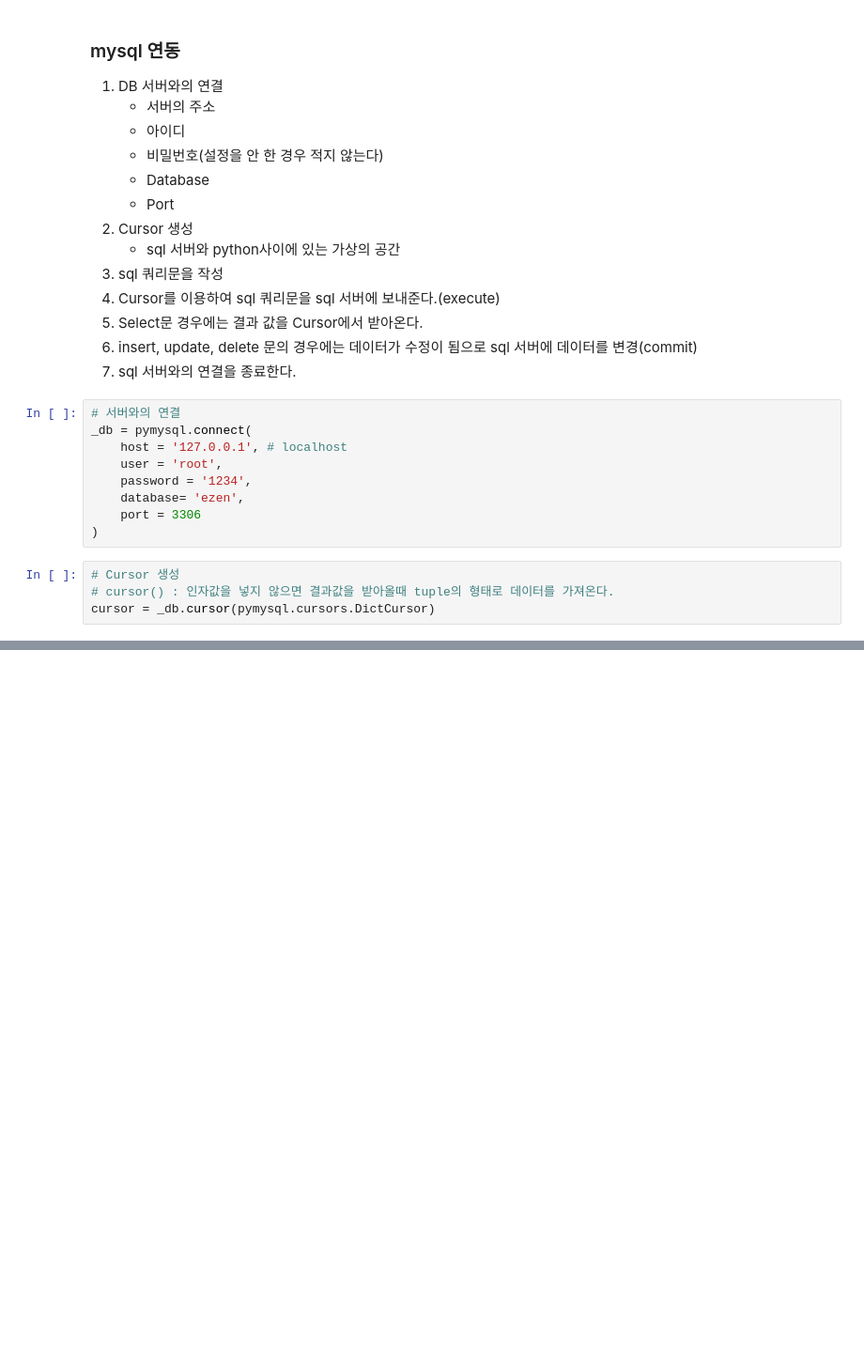
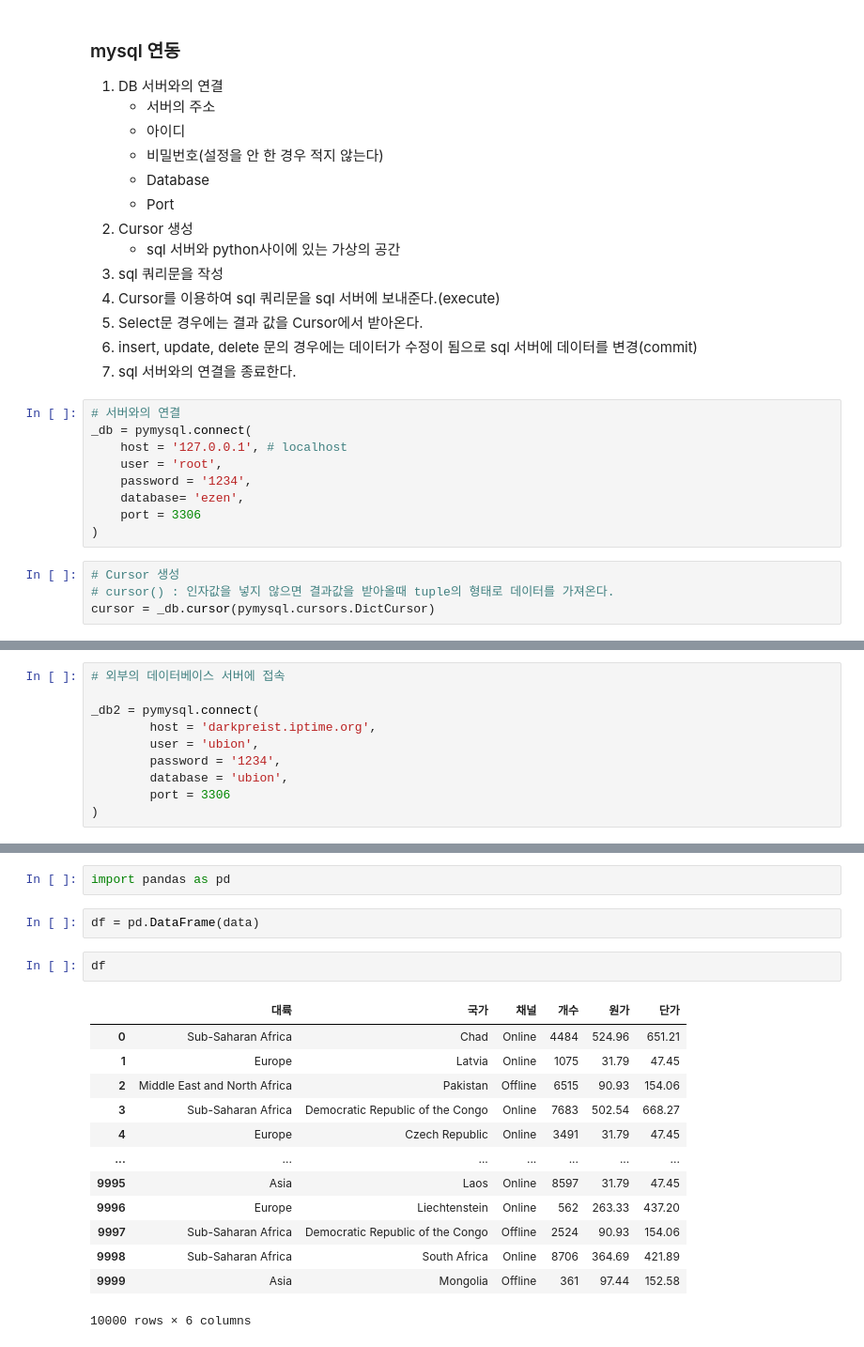
Before and after one commit to mijin-kimm/python-ezen, a Jupyter notebook: 231008/mysql.ipynb, the cells around one changed output, grey strips where cells are left out. Shown at 94% size. Cells and saved outputs as stored; diff of their text form; blank space fills up the shorter version.

```diff
--- a/231008/mysql.ipynb
+++ b/231008/mysql.ipynb
@@ -67,0 +68,10 @@ cursor.execute(sql)
+# %%
+# 외부의 데이터베이스 서버에 접속
+
+_db2 = pymysql.connect(
+        host = 'darkpreist.iptime.org',
+        user = 'ubion',
+        password = '1234',
+        database = 'ubion',
+        port = 3306
+)
@@ -67,0 +119,20 @@ cursor.execute(sql)
+# %%
+import pandas as pd
+# %%
+df = pd.DataFrame(data)
+# %%
+df
+# %% [output]
+|  | 대륙 | 국가 | 채널 | 개수 | 원가 | 단가 |
+| 0 | Sub-Saharan Africa | Chad | Online | 4484 | 524.96 | 651.21 |
+| 1 | Europe | Latvia | Online | 1075 | 31.79 | 47.45 |
+| 2 | Middle East and North Africa | Pakistan | Offline | 6515 | 90.93 | 154.06 |
+| 3 | Sub-Saharan Africa | Democratic Republic of the Congo | Online | 7683 | 502.54 | 668.27 |
+| 4 | Europe | Czech Republic | Online | 3491 | 31.79 | 47.45 |
+| ... | ... | ... | ... | ... | ... | ... |
+| 9995 | Asia | Laos | Online | 8597 | 31.79 | 47.45 |
+| 9996 | Europe | Liechtenstein | Online | 562 | 263.33 | 437.20 |
+| 9997 | Sub-Saharan Africa | Democratic Republic of the Congo | Offline | 2524 | 90.93 | 154.06 |
+| 9998 | Sub-Saharan Africa | South Africa | Online | 8706 | 364.69 | 421.89 |
+| 9999 | Asia | Mongolia | Offline | 361 | 97.44 | 152.58 |
+10000 rows × 6 columns
```
Also changed, not shown: parts of 21 cells of this notebook, 3 other files.
